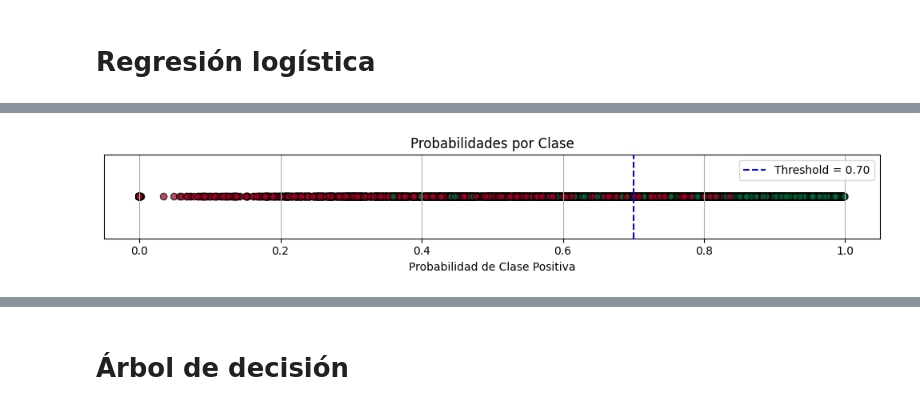
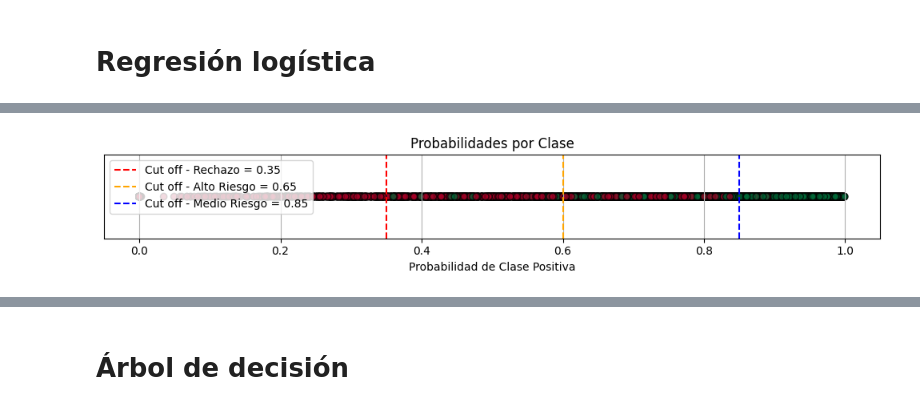
Before and after one commit to elpatron2211/Lab1MLE, a Jupyter notebook: modeling.ipynb, the cells around one changed output, grey strips where cells are left out. Cells and saved outputs as stored; diff of their text form; code cells hidden in the pictures.

```diff
--- a/modeling.ipynb
+++ b/modeling.ipynb
@@ -89,20 +89,21 @@ AUC: 0.936378839834262
 # %%
 import matplotlib.pyplot as plt
 
-# Plot
 plt.figure(figsize=(10, 2))
 plt.scatter(y_prob, [0]*len(y_prob), c=y_test, cmap='RdYlGn', edgecolor='k', alpha=0.7)
 
-# Threshold line
-plt.axvline(x=best_thresh, color='blue', linestyle='--', label=f'Threshold = {best_thresh:.2f}')
 
-# Formatting
+plt.axvline(x=0.35, color='red', linestyle='--', label=f'Cut off - Rechazo = 0.35')
+plt.axvline(x=0.60, color='orange', linestyle='--', label=f'Cut off - Alto Riesgo = 0.65')
+plt.axvline(x=0.85, color='blue', linestyle='--', label=f'Cut off - Medio Riesgo = 0.85')
+
+
 plt.title("Probabilidades por Clase")
 plt.xlabel("Probabilidad de Clase Positiva")
 plt.yticks([])
-plt.legend()
+plt.legend(loc='upper left')
 plt.grid(True)
 plt.tight_layout()
 plt.show()
 # %% [output]
-[figure, old version]
+[figure, new version]
```
Also changed, not shown: parts of 3 cells of this notebook, 1 other file.
